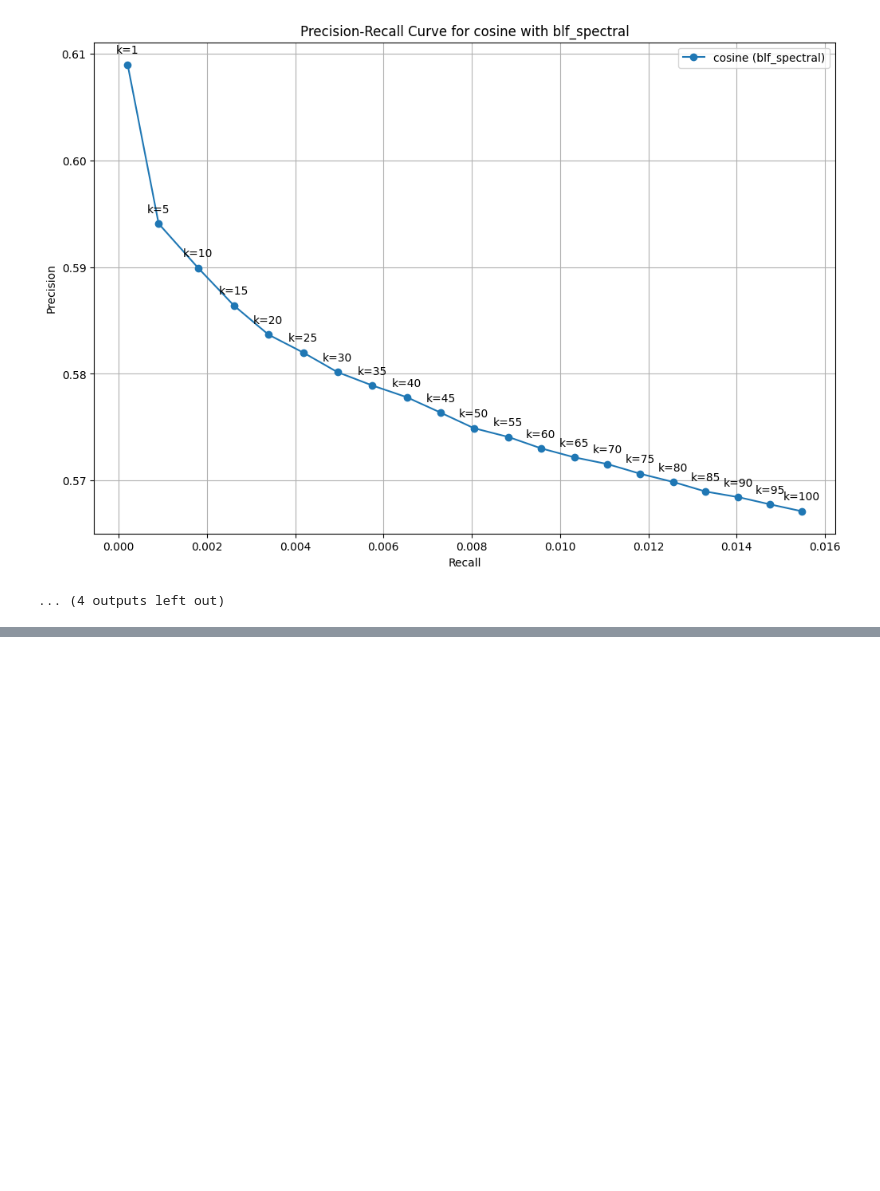
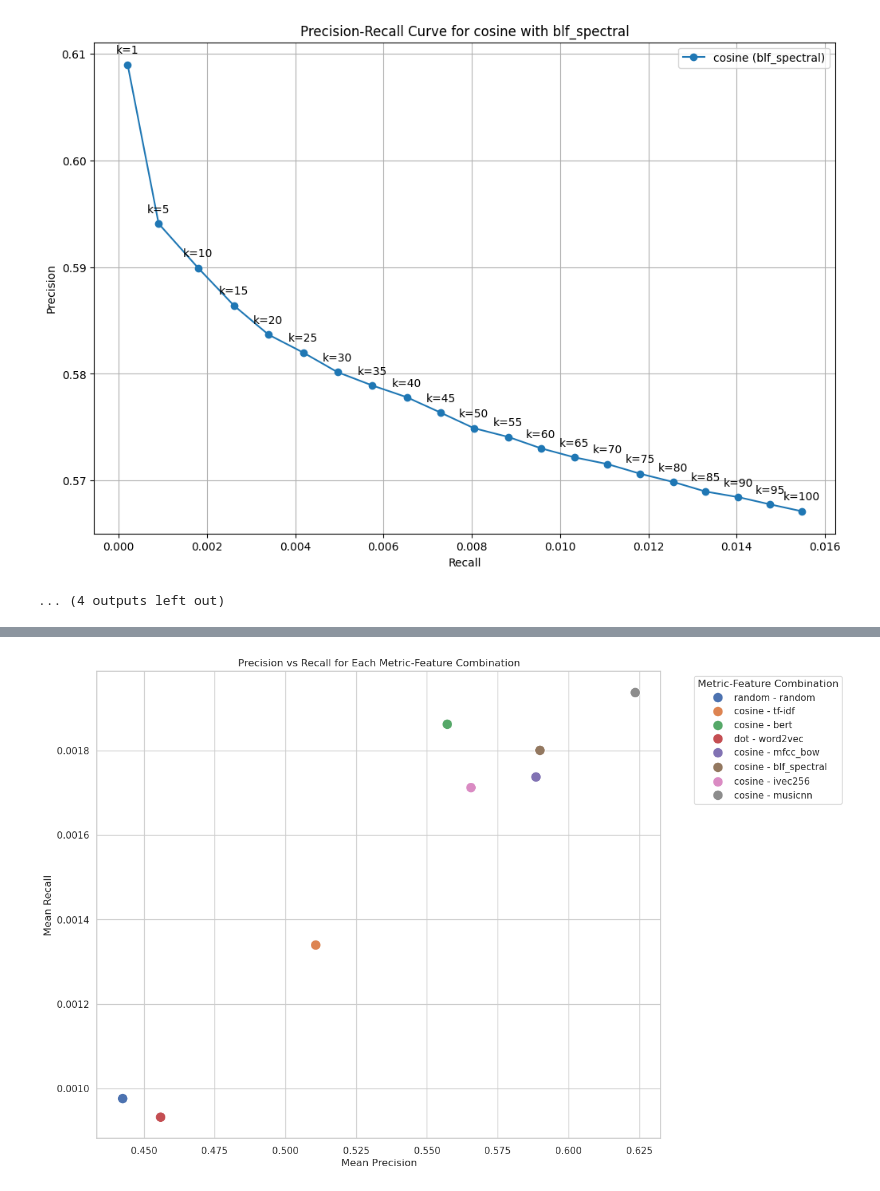
Before and after one commit to KaindlJulian/mmsr, a Jupyter notebook: task2/task_2.ipynb, the cells around one changed output, grey strips where cells are left out. Saved outputs shown, nothing was run; the diff lists cells and outputs as text; code cells hidden in the pictures; blank space fills up the shorter version.

```diff
--- a/task2/task_2.ipynb
+++ b/task2/task_2.ipynb
@@ -347,7 +348,9 @@ genre_overlap_matrix.head(10)
 | 06L9OJ5nRqKnO2q9 | False | False | False | False | False | ... |
 10 rows × 10094 columns
 # %%
-def combined_rec_prec_at_k_single(query_id: str, retrieved_tracks: pd.DataFrame, k: int, overlap_matrix: pd.DataFrame) -> Tuple[float, float]:
+def combined_rec_prec_at_k_single(
+    query_id: str, retrieved_tracks: pd.DataFrame, k: int, overlap_matrix: pd.DataFrame
+) -> Tuple[float, float]:
     """Combined precision and recall at k for a single query song.
 
     Args:
@@ -371,7 +374,9 @@ def combined_rec_prec_at_k_single(query_id: str, retrieved_tracks: pd.DataFrame,
     retrieved_tracks = retrieved_tracks.head(k)
 
     # Count relevant items in top k using the overlap matrix
-    relevant_items_retrieved = overlap_matrix.loc[query_id, retrieved_tracks["id"]].sum()
+    relevant_items_retrieved = overlap_matrix.loc[
+        query_id, retrieved_tracks["id"]
+    ].sum()
 
     # Count total relevant items in the dataset using the overlap matrix
     relevant_items_total = overlap_matrix.loc[query_id].sum()
@@ -629,0 +758,20 @@ rs
+# %%
+rs["metric_feature_combination"] = rs["metric"] + " - " + rs["feature"]
+
+plt.figure(figsize=(12, 10))
+sns.scatterplot(
+    x="mean_precision_at_k",
+    y="mean_recall_at_k",
+    hue="metric_feature_combination",
+    data=rs,
+    s=150,
+)
+plt.title("Precision vs Recall for Each Metric-Feature Combination")
+plt.xlabel("Mean Precision")
+plt.ylabel("Mean Recall")
+plt.legend(
+    title="Metric-Feature Combination", bbox_to_anchor=(1.05, 1), loc="upper left"
+)
+plt.show()
+# %% [output]
+[figure, added]
```
Also changed, not shown: parts of 28 cells of this notebook, 4 other files.
